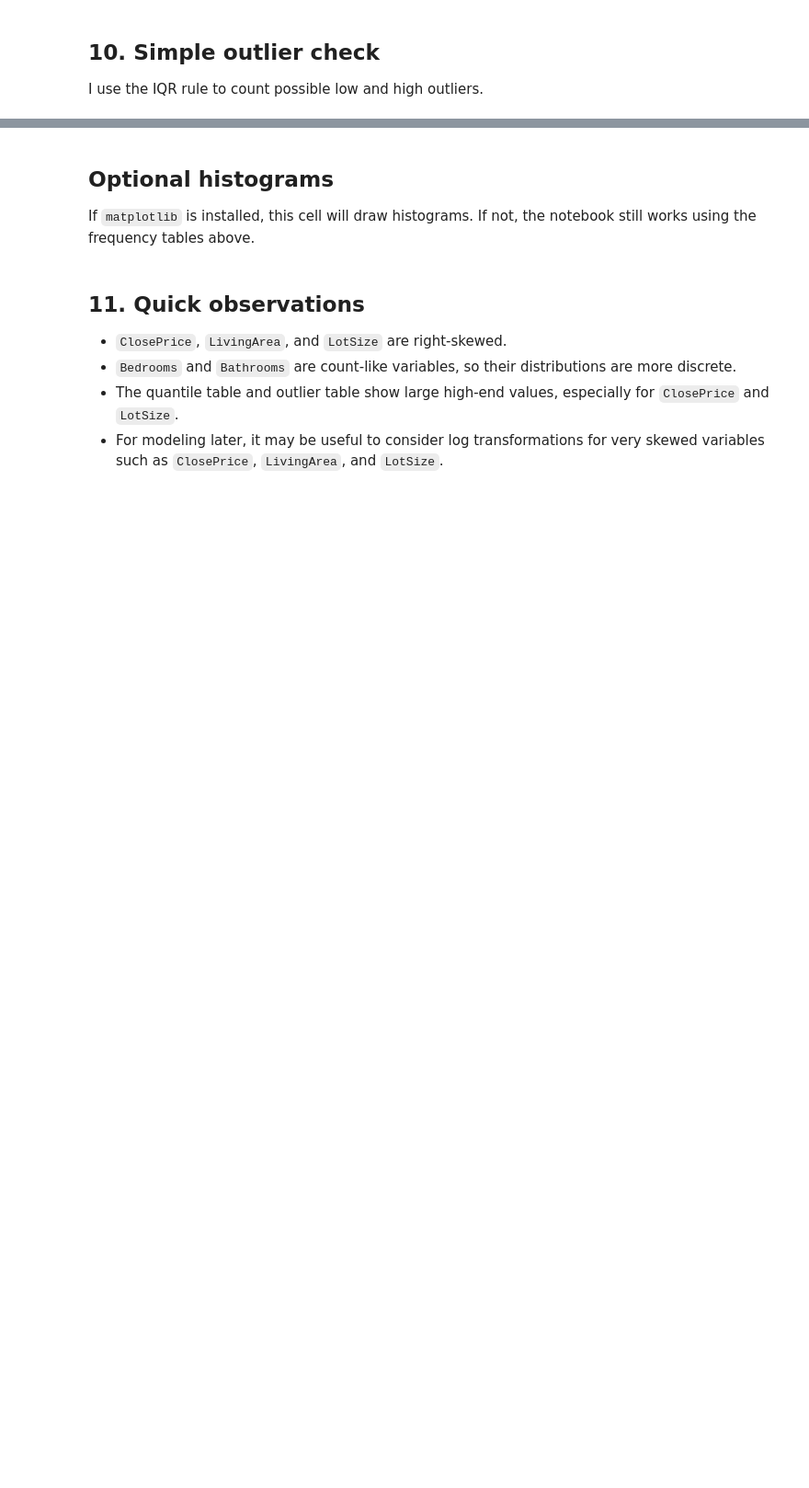
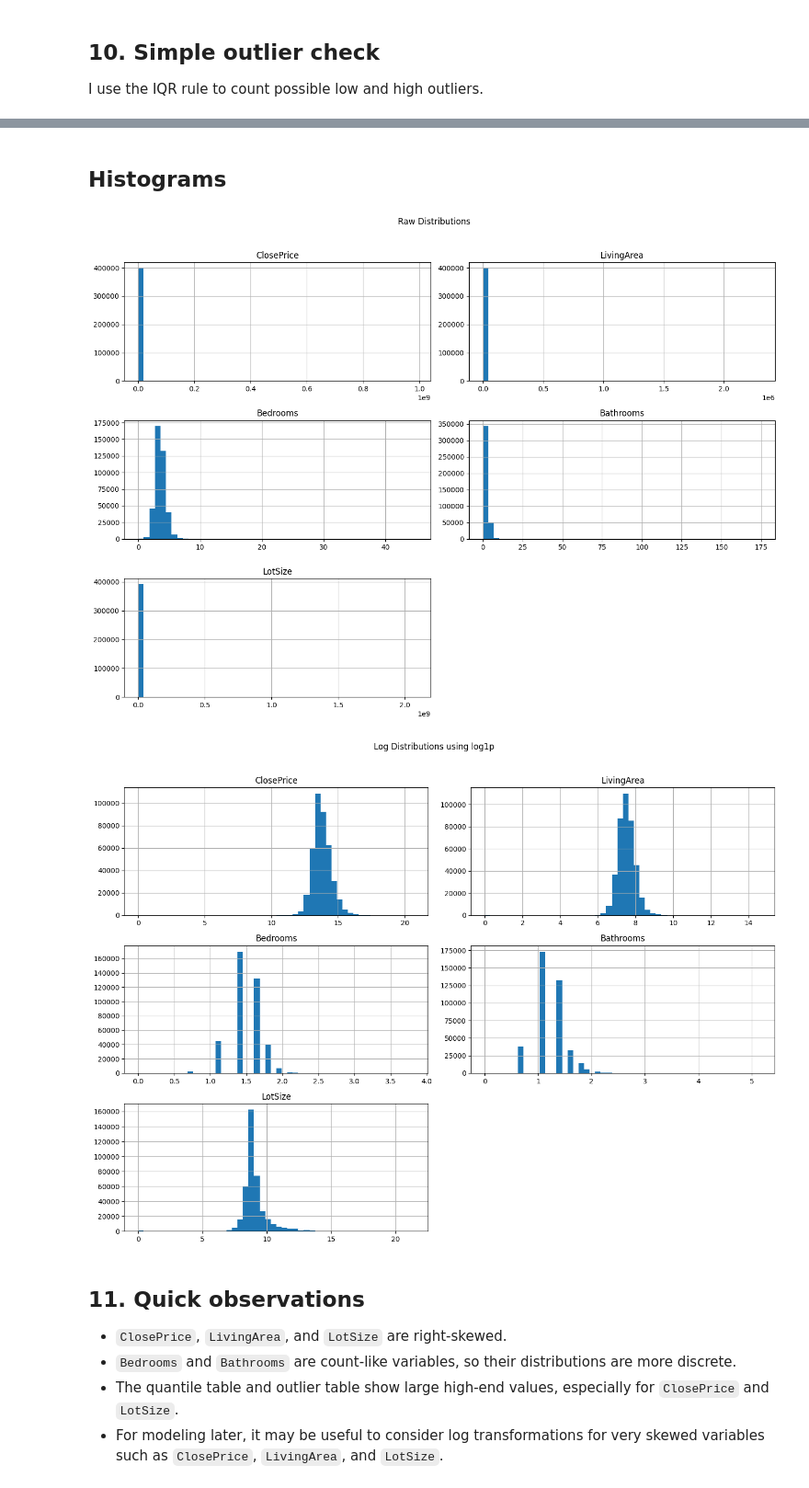
Before and after one commit to ytan48/IDXExchange-DataScience-Internship-26, a Jupyter notebook: notebooks/EDA.ipynb, the cells around one changed output, grey strips where cells are left out. Shown at 92% size. Drawn from its saved outputs; the diff is of its cells as text; code cells hidden in the pictures; blank space fills up the shorter version.

```diff
--- a/notebooks/EDA.ipynb
+++ b/notebooks/EDA.ipynb
@@ -169,29 +262,26 @@ outlier_table
 # %% [markdown]
-## Optional histograms
-
-If `matplotlib` is installed, this cell will draw histograms. If not, the notebook still works using the frequency tables above.
+## Histograms
 # %%
-try:
-    import matplotlib.pyplot as plt
+import matplotlib.pyplot as plt
 
-    single_family[eda_columns].hist(bins=50, figsize=(14, 10))
-    plt.suptitle('Raw Distributions', y=1.02)
-    plt.tight_layout()
-    plt.show()
+single_family[eda_columns].hist(bins=50, figsize=(14, 10))
+plt.suptitle('Raw Distributions', y=1.02)
+plt.tight_layout()
+plt.show()
 
-    log_data = single_family[eda_columns].copy()
+log_data = single_family[eda_columns].copy()
 
-    for column in eda_columns:
-        log_data[column] = log_data[column].where(log_data[column] >= 0)
-        log_data[column] = np.log1p(log_data[column])
+for column in eda_columns:
+    log_data[column] = log_data[column].where(log_data[column] >= 0)
+    log_data[column] = np.log1p(log_data[column])
 
-    log_data.hist(bins=50, figsize=(14, 10))
-    plt.suptitle('Log Distributions using log1p', y=1.02)
-    plt.tight_layout()
-    plt.show()
-
-except ModuleNotFoundError:
-    print('matplotlib is not installed, so I used the frequency tables above instead.')
+log_data.hist(bins=50, figsize=(14, 10))
+plt.suptitle('Log Distributions using log1p', y=1.02)
+plt.tight_layout()
+plt.show()
+# %% [output]
+[figure, added]
+[figure, added]
 # %% [markdown]
 ## 11. Quick observations
 
```
Also changed, not shown: parts of 15 cells of this notebook, 1 other file.
